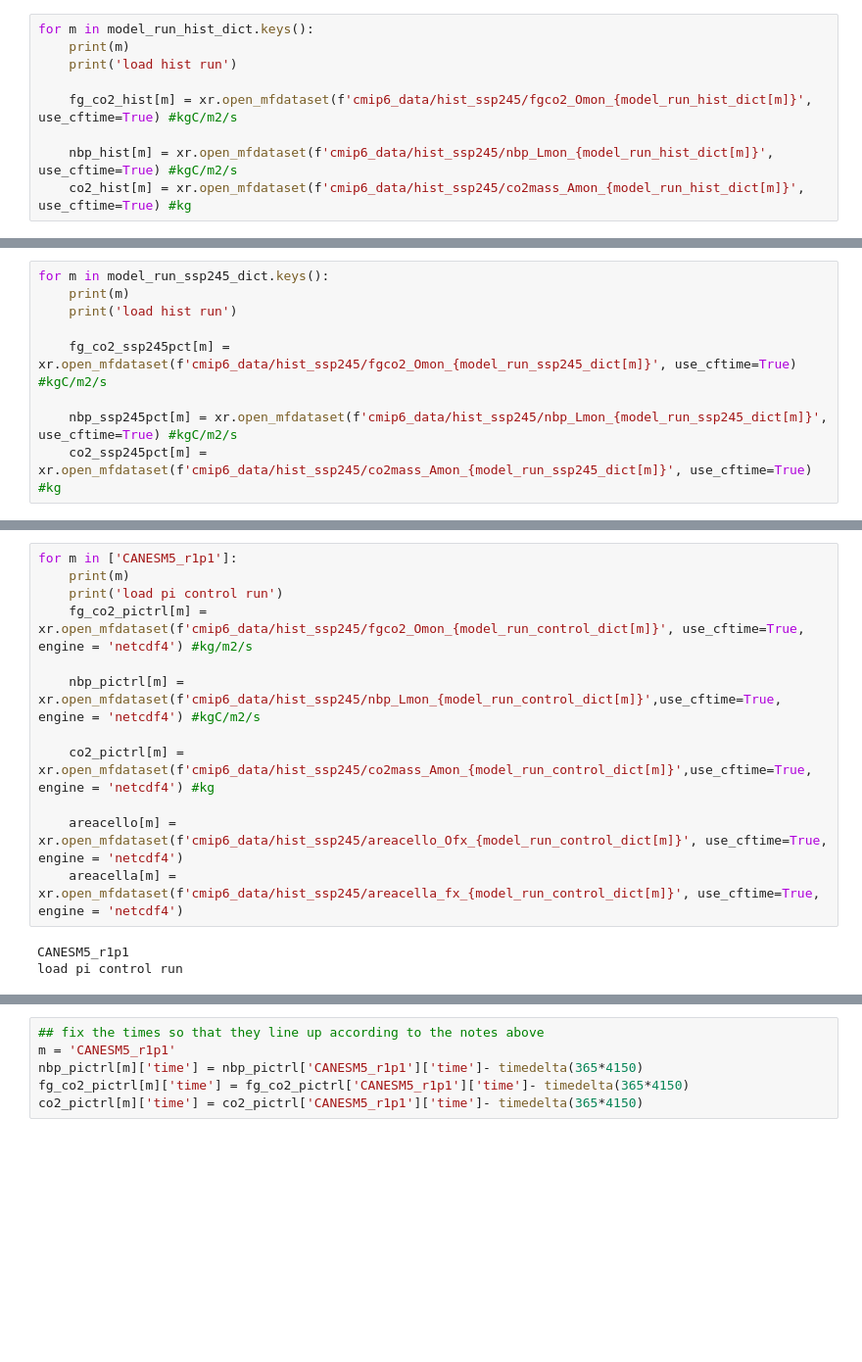
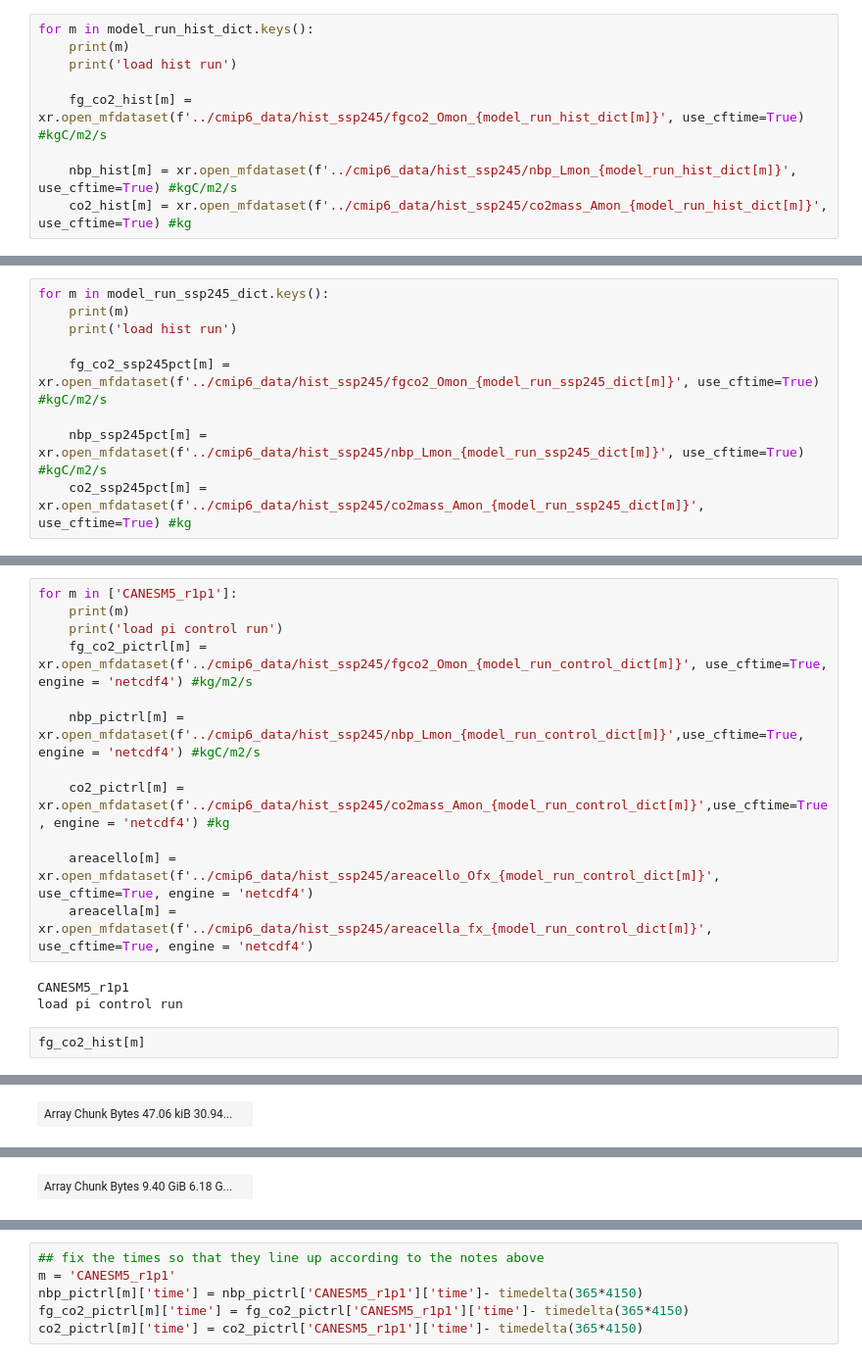
Before and after one commit to lfreese/CO2_greens, a Jupyter notebook: EnROADS_base_T/hist_ssp245_emis_profile.ipynb, the cells around one changed output, grey strips where cells are left out. Shown at 98% size. Cells and saved outputs as stored; diff of their text form; blank space fills up the shorter version.

```diff
--- a/EnROADS_base_T/hist_ssp245_emis_profile.ipynb
+++ b/EnROADS_base_T/hist_ssp245_emis_profile.ipynb
@@ -56,10 +58,10 @@ for m in model_run_hist_dict.keys():
     print(m)
     print('load hist run')
 
-    fg_co2_hist[m] = xr.open_mfdataset(f'cmip6_data/hist_ssp245/fgco2_Omon_{model_run_hist_dict[m]}', use_cftime=True) #kgC/m2/s
+    fg_co2_hist[m] = xr.open_mfdataset(f'../cmip6_data/hist_ssp245/fgco2_Omon_{model_run_hist_dict[m]}', use_cftime=True) #kgC/m2/s
 
-    nbp_hist[m] = xr.open_mfdataset(f'cmip6_data/hist_ssp245/nbp_Lmon_{model_run_hist_dict[m]}', use_cftime=True) #kgC/m2/s
-    co2_hist[m] = xr.open_mfdataset(f'cmip6_data/hist_ssp245/co2mass_Amon_{model_run_hist_dict[m]}', use_cftime=True) #kg
+    nbp_hist[m] = xr.open_mfdataset(f'../cmip6_data/hist_ssp245/nbp_Lmon_{model_run_hist_dict[m]}', use_cftime=True) #kgC/m2/s
+    co2_hist[m] = xr.open_mfdataset(f'../cmip6_data/hist_ssp245/co2mass_Amon_{model_run_hist_dict[m]}', use_cftime=True) #kg
 # %% [output]
 CANESM5_r1p1
 load hist run
@@ -68,10 +70,10 @@ for m in model_run_ssp245_dict.keys():
     print(m)
     print('load hist run')
 
-    fg_co2_ssp245pct[m] = xr.open_mfdataset(f'cmip6_data/hist_ssp245/fgco2_Omon_{model_run_ssp245_dict[m]}', use_cftime=True) #kgC/m2/s
+    fg_co2_ssp245pct[m] = xr.open_mfdataset(f'../cmip6_data/hist_ssp245/fgco2_Omon_{model_run_ssp245_dict[m]}', use_cftime=True) #kgC/m2/s
 
-    nbp_ssp245pct[m] = xr.open_mfdataset(f'cmip6_data/hist_ssp245/nbp_Lmon_{model_run_ssp245_dict[m]}', use_cftime=True) #kgC/m2/s
-    co2_ssp245pct[m] = xr.open_mfdataset(f'cmip6_data/hist_ssp245/co2mass_Amon_{model_run_ssp245_dict[m]}', use_cftime=True) #kg
+    nbp_ssp245pct[m] = xr.open_mfdataset(f'../cmip6_data/hist_ssp245/nbp_Lmon_{model_run_ssp245_dict[m]}', use_cftime=True) #kgC/m2/s
+    co2_ssp245pct[m] = xr.open_mfdataset(f'../cmip6_data/hist_ssp245/co2mass_Amon_{model_run_ssp245_dict[m]}', use_cftime=True) #kg
 # %% [output]
 CANESM5_r1p1
 load hist run
@@ -90,14 +92,17 @@ for m in nbp_ssp245pct.keys():
 for m in ['CANESM5_r1p1']:
     print(m)
     print('load pi control run')
-    fg_co2_pictrl[m] = xr.open_mfdataset(f'cmip6_data/hist_ssp245/fgco2_Omon_{model_run_control_dict[m]}', use_cftime=True, engine = 'netcdf4') #kg/m2/s
+    fg_co2_pictrl[m] = xr.open_mfdataset(f'../cmip6_data/hist_ssp245/fgco2_Omon_{model_run_control_dict[m]}', use_cftime=True, engine = 'netcdf4') #kg/m2/s
 
-    nbp_pictrl[m] = xr.open_mfdataset(f'cmip6_data/hist_ssp245/nbp_Lmon_{model_run_control_dict[m]}',use_cftime=True, engine = 'netcdf4') #kgC/m2/s
+    nbp_pictrl[m] = xr.open_mfdataset(f'../cmip6_data/hist_ssp245/nbp_Lmon_{model_run_control_dict[m]}',use_cftime=True, engine = 'netcdf4') #kgC/m2/s
 
-    co2_pictrl[m] = xr.open_mfdataset(f'cmip6_data/hist_ssp245/co2mass_Amon_{model_run_control_dict[m]}',use_cftime=True, engine = 'netcdf4') #kg
+    co2_pictrl[m] = xr.open_mfdataset(f'../cmip6_data/hist_ssp245/co2mass_Amon_{model_run_control_dict[m]}',use_cftime=True, engine = 'netcdf4') #kg
 
-    areacello[m] = xr.open_mfdataset(f'cmip6_data/hist_ssp245/areacello_Ofx_{model_run_control_dict[m]}', use_cftime=True, engine = 'netcdf4')
-    areacella[m] = xr.open_mfdataset(f'cmip6_data/hist_ssp245/areacella_fx_{model_run_control_dict[m]}', use_cftime=True, engine = 'netcdf4')
+    areacello[m] = xr.open_mfdataset(f'../cmip6_data/hist_ssp245/areacello_Ofx_{model_run_control_dict[m]}', use_cftime=True, engine = 'netcdf4')
+    areacella[m] = xr.open_mfdataset(f'../cmip6_data/hist_ssp245/areacella_fx_{model_run_control_dict[m]}', use_cftime=True, engine = 'netcdf4')
 # %% [output]
 CANESM5_r1p1
 load pi control run
+# %%
+fg_co2_hist[m]
+# %% [output]
@@ -103,0 +126 @@ load pi control run
+| Array Chunk Bytes 47.06 kiB 30.94... |  |
@@ -103,0 +133 @@ load pi control run
+| Array Chunk Bytes 9.40 GiB 6.18 G... |  |
```
Also changed, not shown: parts of 3 cells of this notebook, 10 other files.
